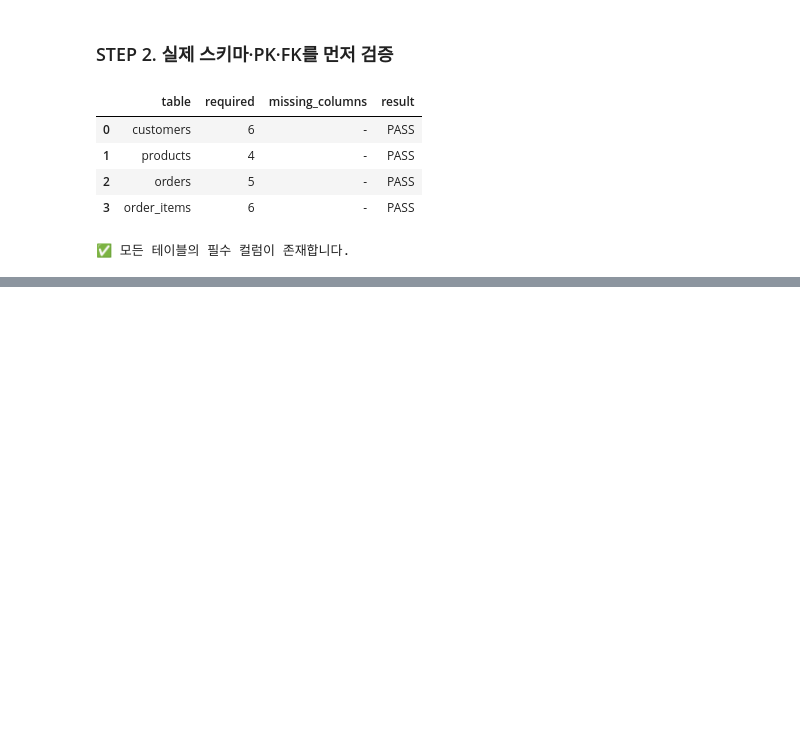
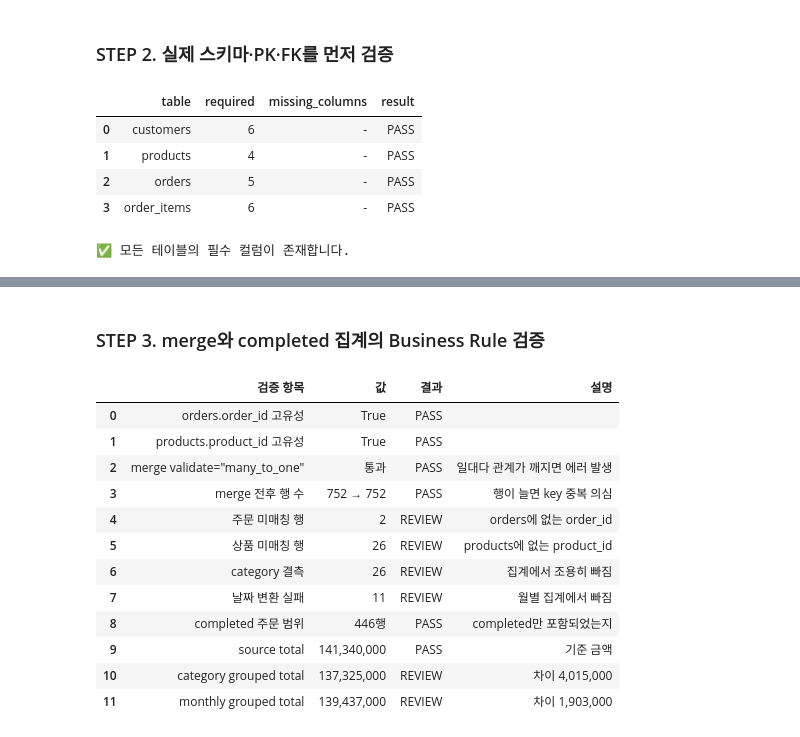
Before and after one commit to apll970502/llm-data-analysis-course, a Jupyter notebook: chapter12/chapter12.ipynb, the cells around one changed output, grey strips where cells are left out. Drawn from its saved outputs; the diff is of its cells as text; code cells hidden in the pictures; blank space fills up the shorter version.

```diff
--- a/chapter12/chapter12.ipynb
+++ b/chapter12/chapter12.ipynb
@@ -50,0 +175,75 @@ print("✅ 모든 테이블의 필수 컬럼이 존재합니다.")
+# %% [markdown]
+### STEP 3. merge와 completed 집계의 Business Rule 검증
+# %%
+import pandas as pd
+from pathlib import Path
+
+# 1) 데이터 읽기 (이 셀 하나만 실행해도 동작)
+d = Path("../data/processed")
+orders      = pd.read_csv(d / "orders_clean.csv")
+products    = pd.read_csv(d / "products_clean.csv")
+order_items = pd.read_csv(d / "order_items_clean.csv")
+
+# 2) 검증 결과를 쌓아 둘 목록과 기록 함수
+checks = []
+def add(name, value, ok, note=""):
+    checks.append({"검증 항목": name, "값": value, "결과": "PASS" if ok else "REVIEW", "설명": note})
+
+# 3) 부모 key 고유성 (고유해야 merge 때 행이 늘어나지 않음)
+add("orders.order_id 고유성", orders["order_id"].is_unique, orders["order_id"].is_unique)
+add("products.product_id 고유성", products["product_id"].is_unique, products["product_id"].is_unique)
+
+# 4) merge (many_to_one이 아니면 여기서 에러가 나서 멈춤)
+before = len(order_items)
+merged = order_items.merge(
+    orders[["order_id", "order_date", "order_status"]],
+    on="order_id", how="left", validate="many_to_one", indicator="order_match",
+)
+merged = merged.merge(
+    products[["product_id", "category"]],
+    on="product_id", how="left", validate="many_to_one", indicator="product_match",
+)
+add('merge validate="many_to_one"', "통과", True, "일대다 관계가 깨지면 에러 발생")
+add("merge 전후 행 수", f"{before} → {len(merged)}", before == len(merged), "행이 늘면 key 중복 의심")
+
+# 5) 미매칭 수 / category 결측 / 날짜 변환 실패
+n_order = (merged["order_match"] == "left_only").sum()
+n_prod  = (merged["product_match"] == "left_only").sum()
+add("주문 미매칭 행", n_order, n_order == 0, "orders에 없는 order_id")
+add("상품 미매칭 행", n_prod, n_prod == 0, "products에 없는 product_id")
+add("category 결측", merged["category"].isna().sum(), merged["category"].isna().sum() == 0, "집계에서 조용히 빠짐")
+
+merged["order_date"] = pd.to_datetime(merged["order_date"], errors="coerce")  # 실패하면 NaT
+n_date = merged["order_date"].isna().sum()
+add("날짜 변환 실패", n_date, n_date == 0, "월별 집계에서 빠짐")
+
+# 6) completed 주문만 남기고 범위 확인
+completed = merged[merged["order_status"] == "completed"]
+only_completed = completed["order_status"].eq("completed").all()
+add("completed 주문 범위", f"{len(completed)}행", only_completed and len(completed) > 0, "completed만 포함되었는지")
+
+# 7) 총합 대조: 원본 = 카테고리별 = 월별 이어야 함
+source_total   = completed["line_total"].sum()
+category_total = completed.groupby("category")["line_total"].sum().sum()
+monthly_total  = completed.groupby(completed["order_date"].dt.to_period("M"))["line_total"].sum().sum()
+add("source total", f"{source_total:,.0f}", True, "기준 금액")
+add("category grouped total", f"{category_total:,.0f}", category_total == source_total, f"차이 {source_total - category_total:,.0f}")
+add("monthly grouped total", f"{monthly_total:,.0f}", monthly_total == source_total, f"차이 {source_total - monthly_total:,.0f}")
+
+# 8) 결과 표 출력
+merge_aggregate_check = pd.DataFrame(checks)
+display(merge_aggregate_check)
+# %% [output]
+|  | 검증 항목 | 값 | 결과 | 설명 |
+| 0 | orders.order_id 고유성 | True | PASS |  |
+| 1 | products.product_id 고유성 | True | PASS |  |
+| 2 | merge validate="many_to_one" | 통과 | PASS | 일대다 관계가 깨지면 에러 발생 |
+| 3 | merge 전후 행 수 | 752 → 752 | PASS | 행이 늘면 key 중복 의심 |
+| 4 | 주문 미매칭 행 | 2 | REVIEW | orders에 없는 order_id |
+| 5 | 상품 미매칭 행 | 26 | REVIEW | products에 없는 product_id |
+| 6 | category 결측 | 26 | REVIEW | 집계에서 조용히 빠짐 |
+| 7 | 날짜 변환 실패 | 11 | REVIEW | 월별 집계에서 빠짐 |
+| 8 | completed 주문 범위 | 446행 | PASS | completed만 포함되었는지 |
+| 9 | source total | 141,340,000 | PASS | 기준 금액 |
+| 10 | category grouped total | 137,325,000 | REVIEW | 차이 4,015,000 |
+| 11 | monthly grouped total | 139,437,000 | REVIEW | 차이 1,903,000 |
```
Also changed, not shown: parts of 23 cells of this notebook.
